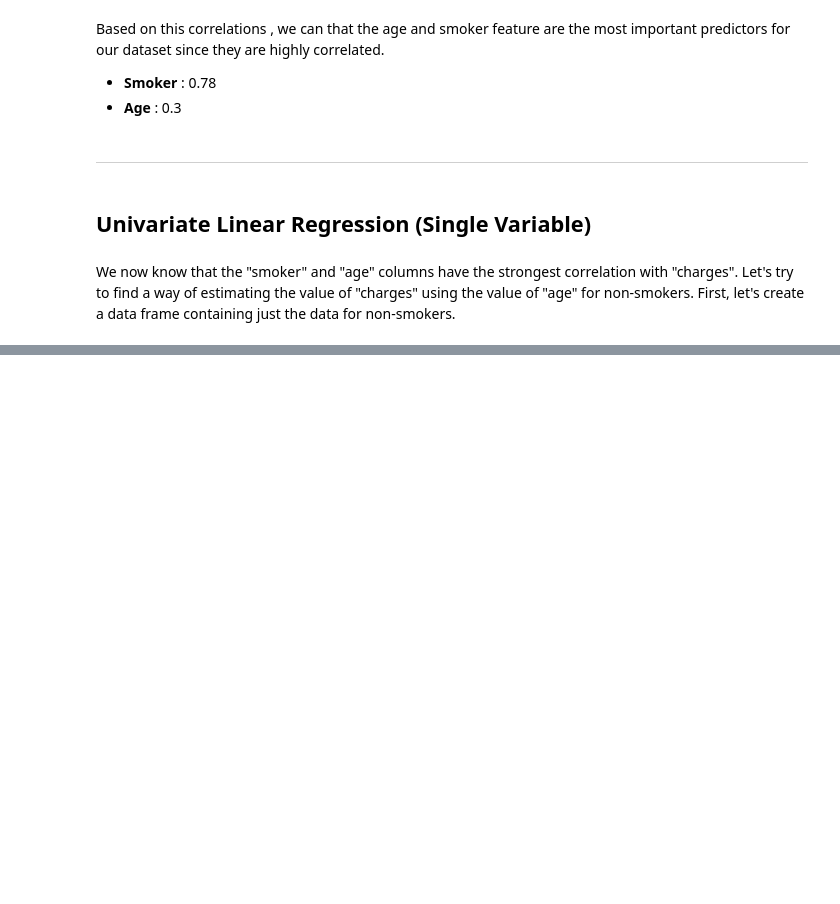
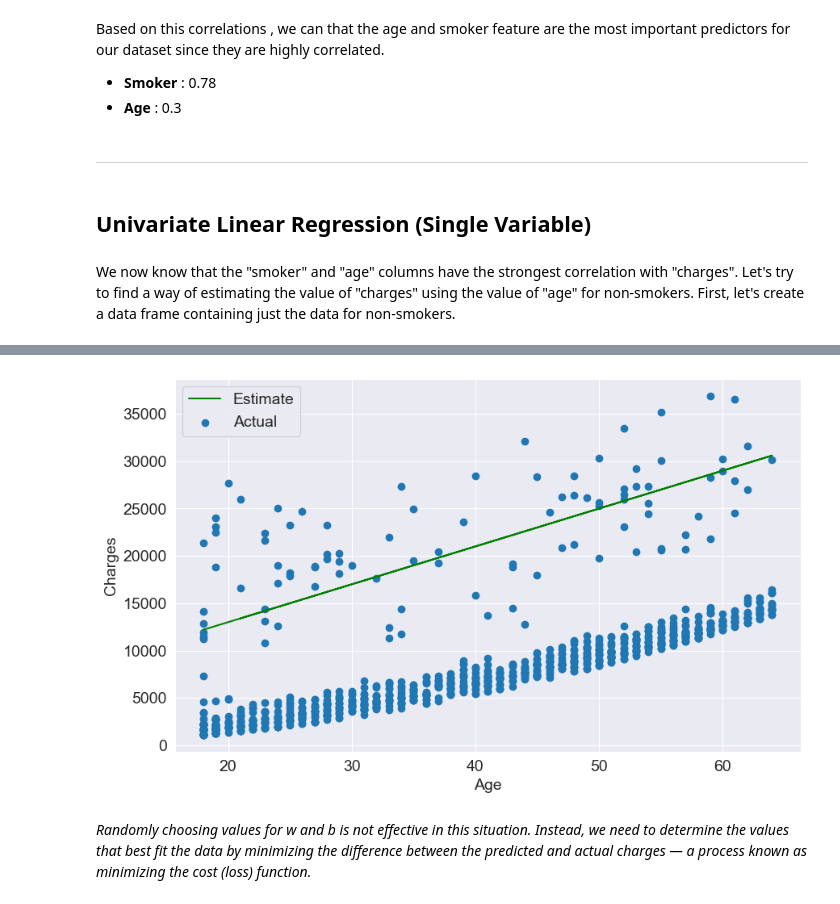
Before and after one commit to IAchaos/Hands-On-ML-Frameworks, a Jupyter notebook: Scikit_Learn/Medical_Expenses_Prediction.ipynb, the cells around one changed output, grey strips where cells are left out. Cells and saved outputs as stored; diff of their text form; code cells hidden in the pictures; blank space fills up the shorter version.

```diff
--- a/Scikit_Learn/Medical_Expenses_Prediction.ipynb
+++ b/Scikit_Learn/Medical_Expenses_Prediction.ipynb
@@ -258,0 +345,6 @@ We now know that the "smoker" and "age" columns have the strongest correlation w
+# %%
+try_parameters(400, 5000)
+# %% [output]
+[figure, added]
+# %% [markdown]
+*Randomly choosing values for w and b is not effective in this situation. Instead, we need to determine the values that best fit the data by minimizing the difference between the predicted and actual charges — a process known as minimizing the cost (loss) function.*
```
Also changed, not shown: parts of 19 cells of this notebook.
